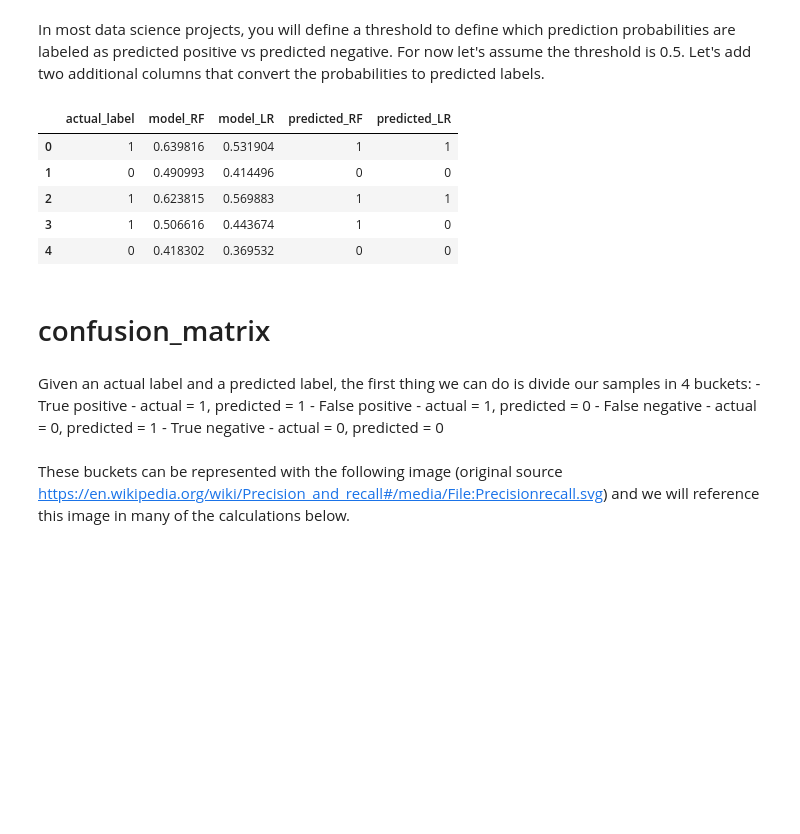
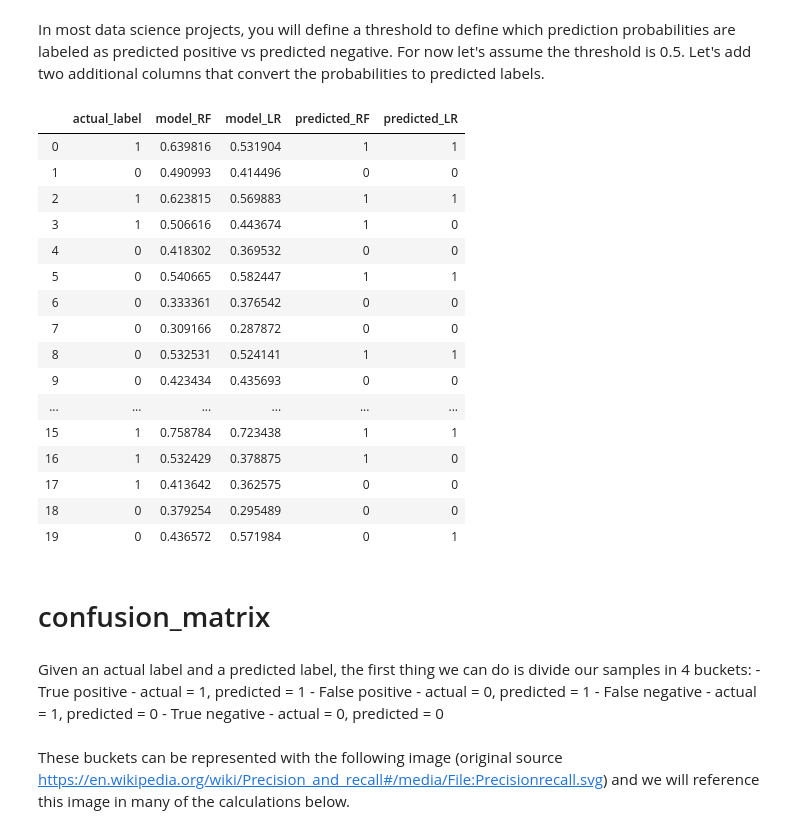
Before and after one commit to Karsten-Yan/nf_ds_aufgaben, a Jupyter notebook: hh-2020-ds1-Evaluation-Metrics/2-Classification_metrics_sklearn_Codealong.ipynb, the cells around one changed output. Cells and saved outputs as stored; diff of their text form; code cells hidden in the pictures; blank space fills up the shorter version.

```diff
--- a/hh-2020-ds1-Evaluation-Metrics/2-Classification_metrics_sklearn_Codealong.ipynb
+++ b/hh-2020-ds1-Evaluation-Metrics/2-Classification_metrics_sklearn_Codealong.ipynb
@@ -52,22 +52,33 @@ In most data science projects, you will define a threshold to define which predi
 # %%
 thresh = 0.5
 df['predicted_RF'] = (df.model_RF >= 0.5).astype('int')
 df['predicted_LR'] = (df.model_LR >= 0.5).astype('int')
-df.head()
+df.head(20)
 # %% [output]
 |  | actual_label | model_RF | model_LR | predicted_RF | predicted_LR |
 | 0 | 1 | 0.639816 | 0.531904 | 1 | 1 |
 | 1 | 0 | 0.490993 | 0.414496 | 0 | 0 |
 | 2 | 1 | 0.623815 | 0.569883 | 1 | 1 |
 | 3 | 1 | 0.506616 | 0.443674 | 1 | 0 |
 | 4 | 0 | 0.418302 | 0.369532 | 0 | 0 |
+| 5 | 0 | 0.540665 | 0.582447 | 1 | 1 |
+| 6 | 0 | 0.333361 | 0.376542 | 0 | 0 |
+| 7 | 0 | 0.309166 | 0.287872 | 0 | 0 |
+| 8 | 0 | 0.532531 | 0.524141 | 1 | 1 |
+| 9 | 0 | 0.423434 | 0.435693 | 0 | 0 |
+| ... | ... | ... | ... | ... | ... |
+| 15 | 1 | 0.758784 | 0.723438 | 1 | 1 |
+| 16 | 1 | 0.532429 | 0.378875 | 1 | 0 |
+| 17 | 1 | 0.413642 | 0.362575 | 0 | 0 |
+| 18 | 0 | 0.379254 | 0.295489 | 0 | 0 |
+| 19 | 0 | 0.436572 | 0.571984 | 0 | 1 |
 # %% [markdown]
 # confusion_matrix
 # %% [markdown]
 Given an actual label and a predicted label, the first thing we can do is divide our samples in 4 buckets:
     - True positive - actual = 1, predicted = 1
-    - False positive - actual = 1, predicted = 0
-    - False negative - actual = 0, predicted = 1
+    - False positive - actual = 0, predicted = 1
+    - False negative - actual = 1, predicted = 0
     - True negative - actual = 0, predicted = 0
 # %% [markdown]
 These buckets can be represented with the following image (original source https://en.wikipedia.org/wiki/Precision_and_recall#/media/File:Precisionrecall.svg) and we will reference this image in many of the calculations below.
```
Also changed, not shown: parts of 2 cells of this notebook, 13 other files.
